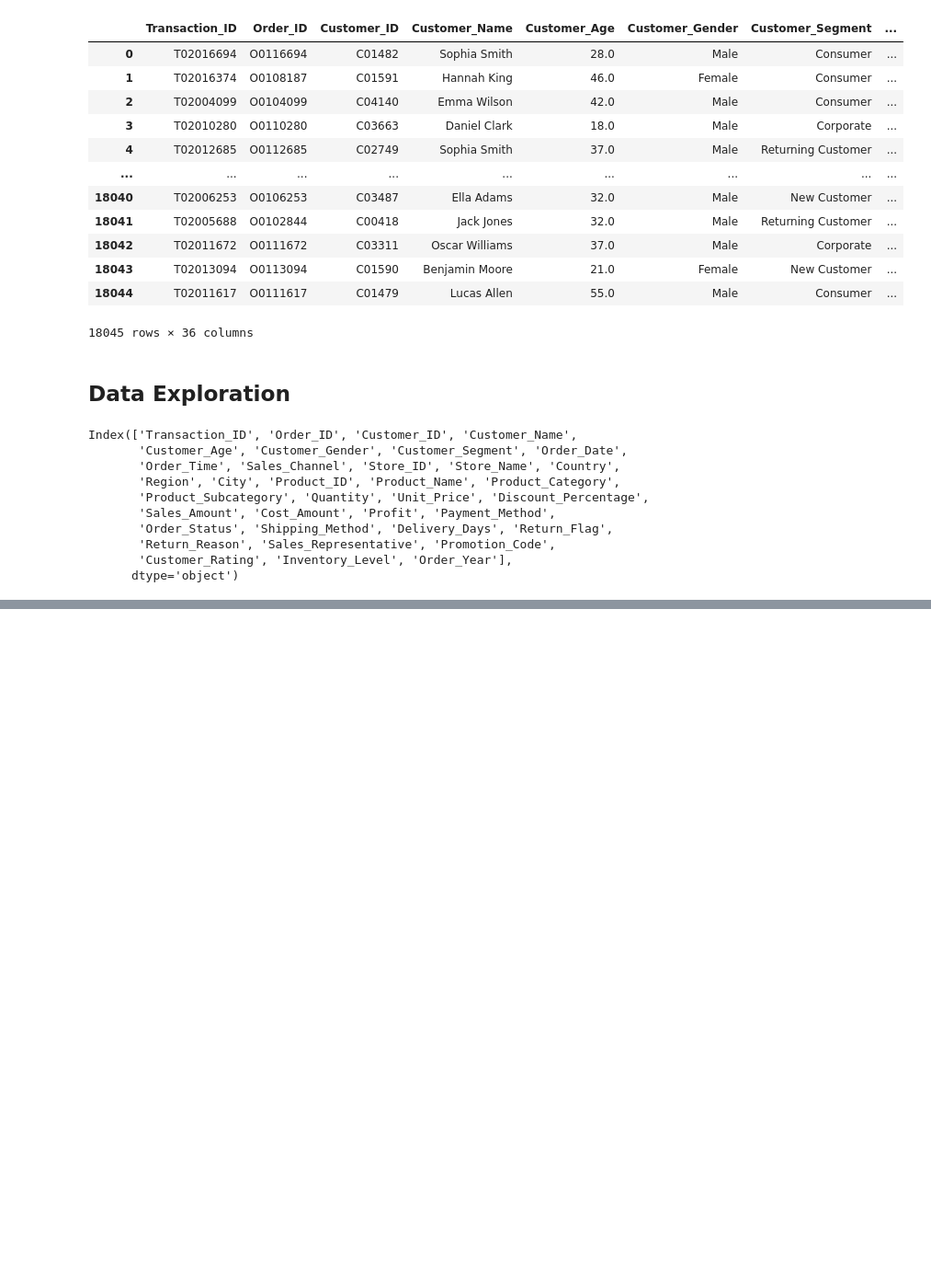
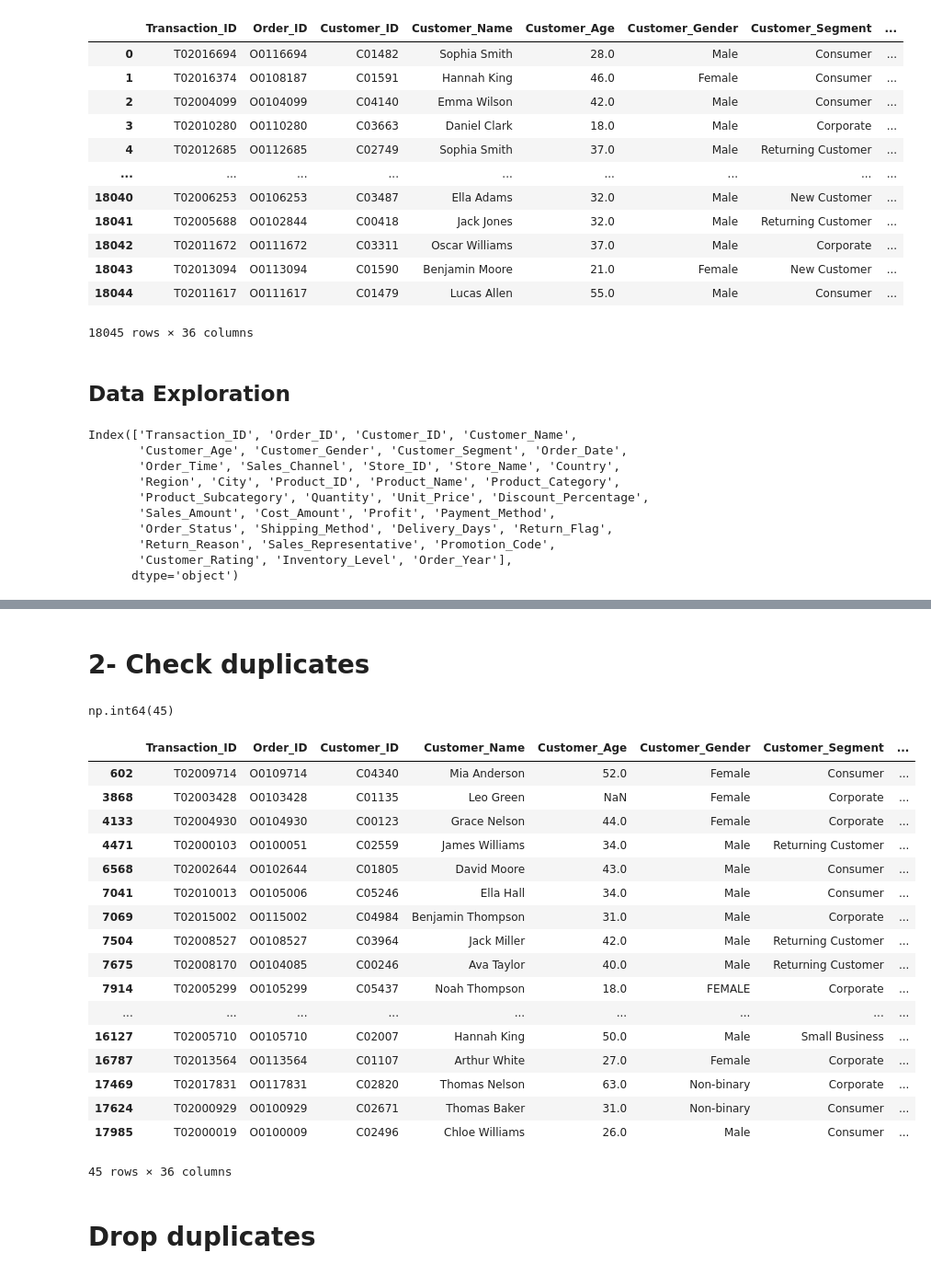
Before and after one commit to ahmesho0-commits/Retail-Project, a Jupyter notebook: Retail_Project.ipynb, the cells around one changed output, grey strips where cells are left out. Shown at 92% size. Cells and saved outputs as stored; diff of their text form; code cells hidden in the pictures; blank space fills up the shorter version.

```diff
--- a/Retail_Project.ipynb
+++ b/Retail_Project.ipynb
@@ -36,0 +59,29 @@ Index(['Transaction_ID', 'Order_ID', 'Customer_ID', 'Customer_Name',
+# %% [markdown]
+# 2- Check duplicates
+# %%
+df.duplicated().sum()
+# %% [output]
+np.int64(45)
+# %%
+df[df.duplicated()]
+# %% [output]
+|  | Transaction_ID | Order_ID | Customer_ID | Customer_Name | Customer_Age | Customer_Gender | Customer_Segment | ... |
+| 602 | T02009714 | O0109714 | C04340 | Mia Anderson | 52.0 | Female | Consumer | ... |
+| 3868 | T02003428 | O0103428 | C01135 | Leo Green | NaN | Female | Corporate | ... |
+| 4133 | T02004930 | O0104930 | C00123 | Grace Nelson | 44.0 | Female | Corporate | ... |
+| 4471 | T02000103 | O0100051 | C02559 | James Williams | 34.0 | Male | Returning Customer | ... |
+| 6568 | T02002644 | O0102644 | C01805 | David Moore | 43.0 | Male | Consumer | ... |
+| 7041 | T02010013 | O0105006 | C05246 | Ella Hall | 34.0 | Male | Consumer | ... |
+| 7069 | T02015002 | O0115002 | C04984 | Benjamin Thompson | 31.0 | Male | Corporate | ... |
+| 7504 | T02008527 | O0108527 | C03964 | Jack Miller | 42.0 | Male | Returning Customer | ... |
+| 7675 | T02008170 | O0104085 | C00246 | Ava Taylor | 40.0 | Male | Returning Customer | ... |
+| 7914 | T02005299 | O0105299 | C05437 | Noah Thompson | 18.0 | FEMALE | Corporate | ... |
+| ... | ... | ... | ... | ... | ... | ... | ... | ... |
+| 16127 | T02005710 | O0105710 | C02007 | Hannah King | 50.0 | Male | Small Business | ... |
+| 16787 | T02013564 | O0113564 | C01107 | Arthur White | 27.0 | Female | Corporate | ... |
+| 17469 | T02017831 | O0117831 | C02820 | Thomas Nelson | 63.0 | Non-binary | Corporate | ... |
+| 17624 | T02000929 | O0100929 | C02671 | Thomas Baker | 31.0 | Non-binary | Consumer | ... |
+| 17985 | T02000019 | O0100009 | C02496 | Chloe Williams | 26.0 | Male | Consumer | ... |
+45 rows × 36 columns
+# %% [markdown]
+# Drop duplicates
```
Also changed, not shown: parts of 3 cells of this notebook, 1 other file.
